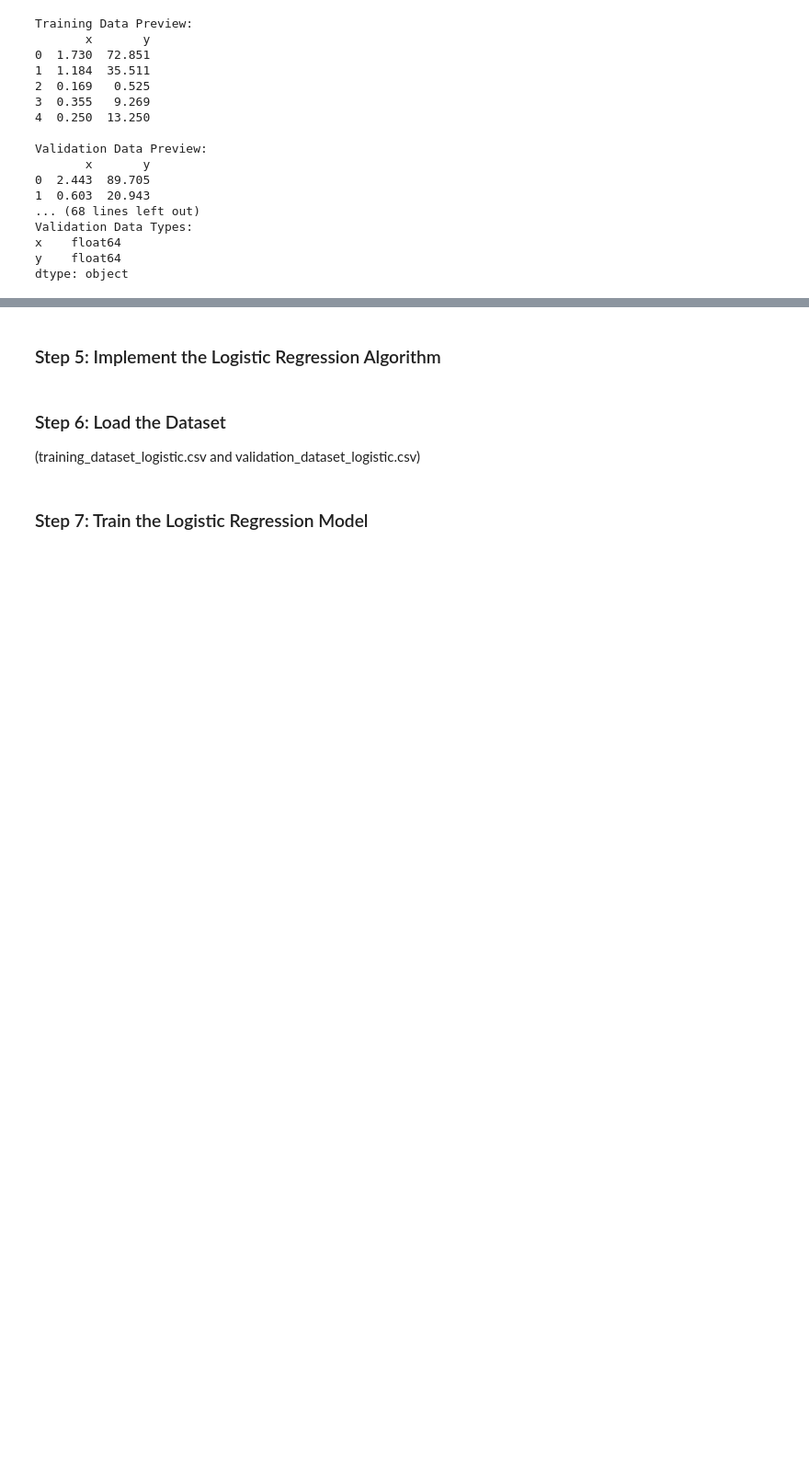
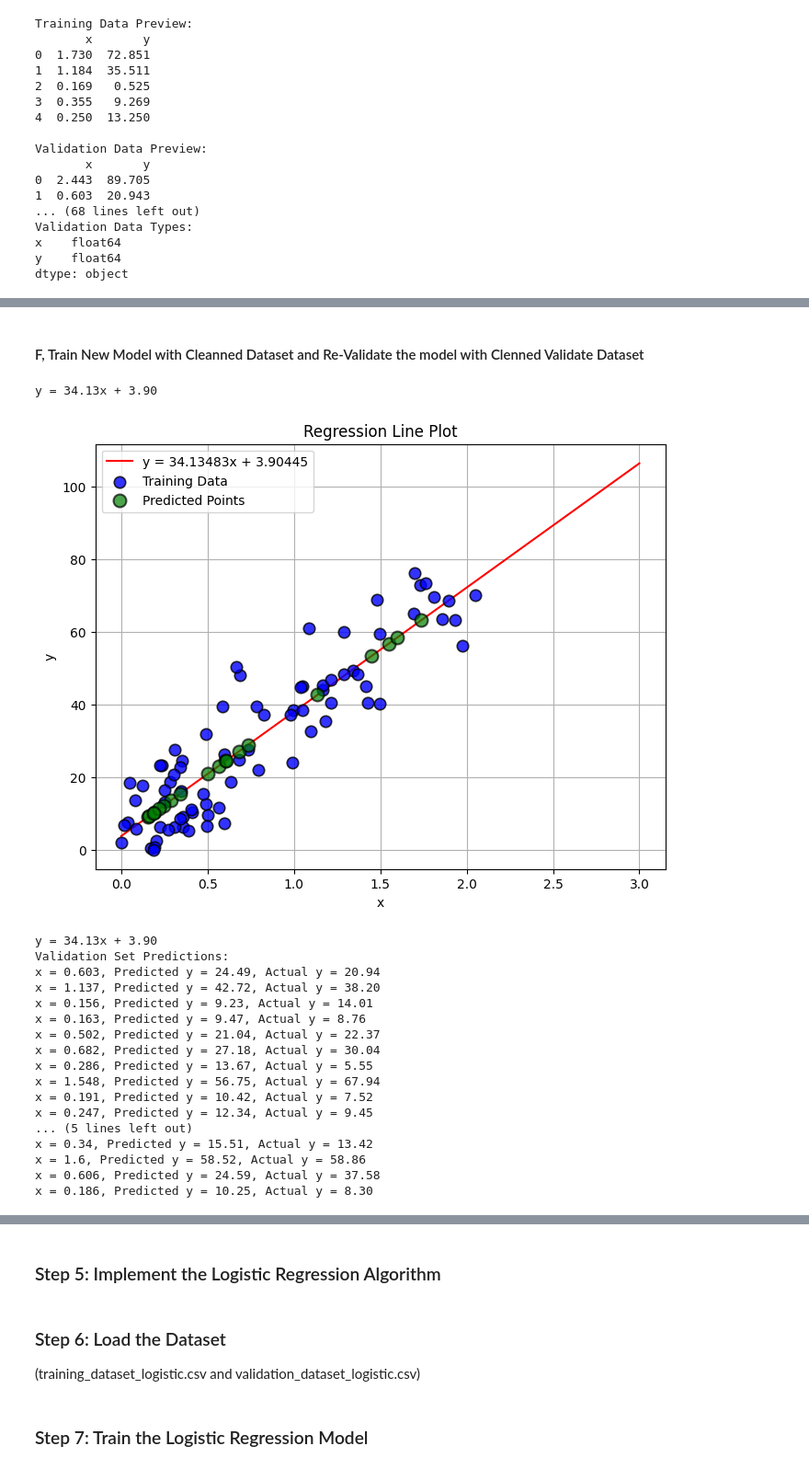
Before and after one commit to NolanMM/PROG74000-25W-Sec1-Applications-of-Artificial-Intelligence-and-Machine-Learning, a Jupyter notebook: Assignment_2/Assignment_2.ipynb, the cells around one changed output, grey strips where cells are left out. Shown at 92% size. Cells and saved outputs as stored; diff of their text form; code cells hidden in the pictures; blank space fills up the shorter version.

```diff
--- a/Assignment_2/Assignment_2.ipynb
+++ b/Assignment_2/Assignment_2.ipynb
@@ -265,0 +565,37 @@ linear_model, TrainX, TrainY = step_3_train_linear_model(Train_Data)
+# %% [markdown]
+#### F, Train New Model with Cleanned Dataset and Re-Validate the model with Clenned Validate Dataset
+# %%
+# Train a new linear model using the cleaned training data
+linear_model_data_cleanned, TrainX_cleanned, TrainY_cleanned = step_3_train_linear_model(Train_Data_cleaned)
+print(linear_model_data_cleanned._display_formula())
+
+# Re-calculate predictions and metrics
+ValidationX_cleanned, predictions_cleanned = step_4_predict(linear_model_data_cleanned, Validation_Data_cleaned)
+
+# Plot the regression line, training data, and validation predictions
+linear_model_data_cleanned.plot_regression_line(x_max=max(max(TrainX), max(ValidationX_cleanned)),
+                                  labels=ValidationX_cleanned, predictions=predictions_cleanned, train_x=TrainX_cleanned, train_y=TrainY_cleanned)
+print(linear_model_data_cleanned._display_formula())
+print("Validation Set Predictions:")
+for x, y_pred, y_actual in zip(ValidationX_cleanned, predictions_cleanned, Validation_Data_cleaned["y"].values):
+    print(f"x = {x}, Predicted y = {y_pred:.2f}, Actual y = {y_actual:.2f}")
+# %% [output]
+y = 34.13x + 3.90
+[figure, added]
+y = 34.13x + 3.90
+Validation Set Predictions:
+x = 0.603, Predicted y = 24.49, Actual y = 20.94
+x = 1.137, Predicted y = 42.72, Actual y = 38.20
+x = 0.156, Predicted y = 9.23, Actual y = 14.01
+x = 0.163, Predicted y = 9.47, Actual y = 8.76
+x = 0.502, Predicted y = 21.04, Actual y = 22.37
+x = 0.682, Predicted y = 27.18, Actual y = 30.04
+x = 0.286, Predicted y = 13.67, Actual y = 5.55
+x = 1.548, Predicted y = 56.75, Actual y = 67.94
+x = 0.191, Predicted y = 10.42, Actual y = 7.52
+x = 0.247, Predicted y = 12.34, Actual y = 9.45
+... (5 lines left out)
+x = 0.34, Predicted y = 15.51, Actual y = 13.42
+x = 1.6, Predicted y = 58.52, Actual y = 58.86
+x = 0.606, Predicted y = 24.59, Actual y = 37.58
+x = 0.186, Predicted y = 10.25, Actual y = 8.30
```
Also changed, not shown: parts of 33 cells of this notebook.
